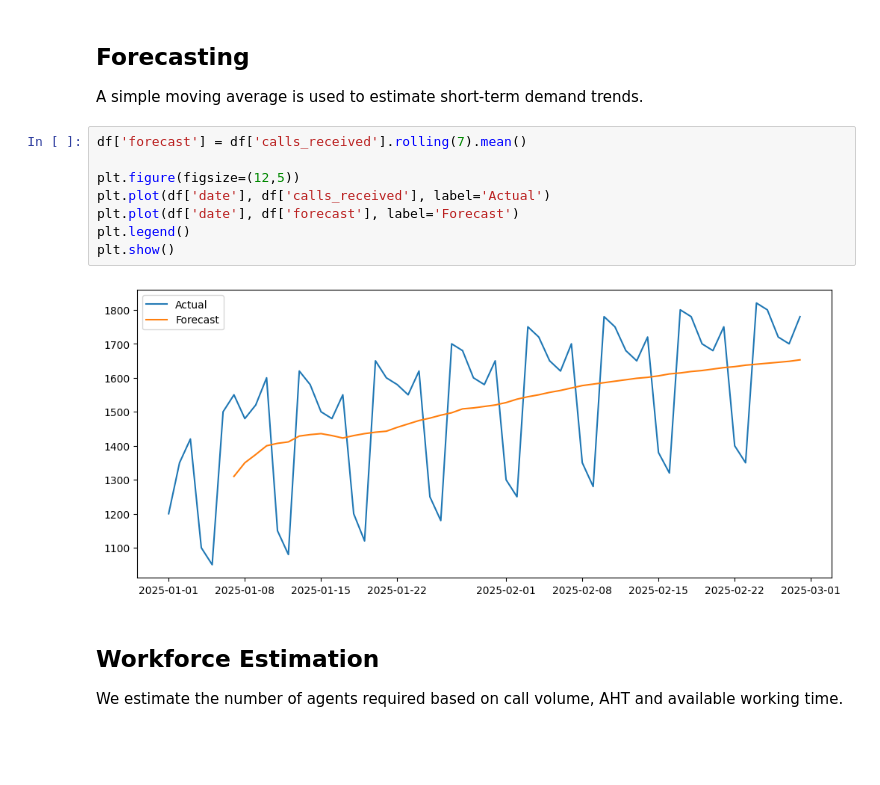
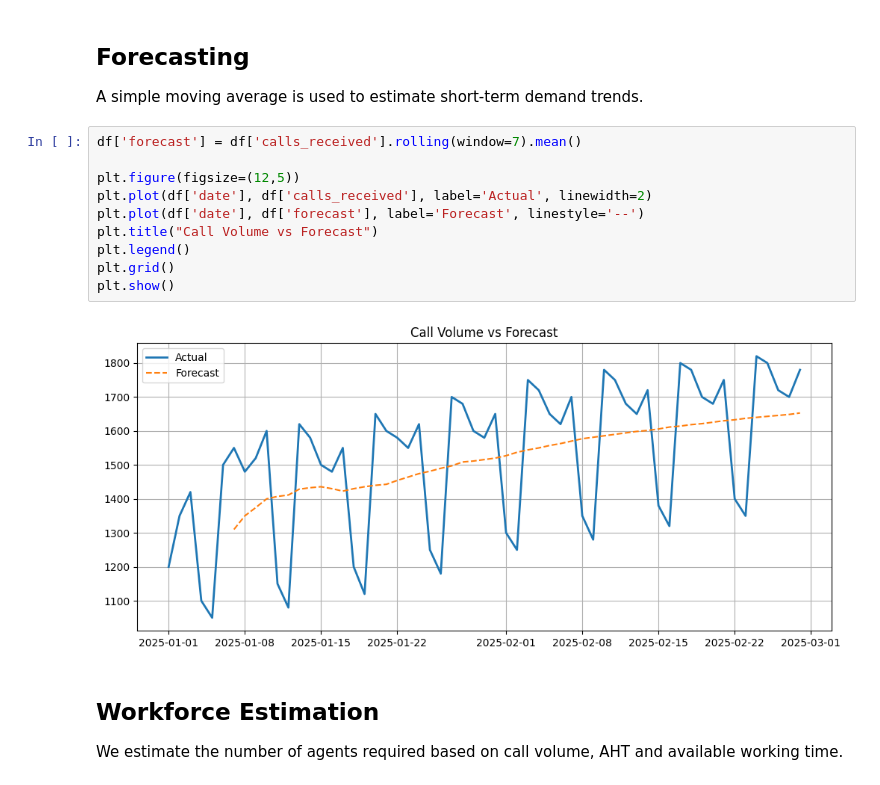
Before and after one commit to momopom-12/call-center-demand-forecast, a Jupyter notebook: analysis.ipynb, the cells around one changed output. Cells and saved outputs as stored; diff of their text form; blank space fills up the shorter version.

```diff
--- a/analysis.ipynb
+++ b/analysis.ipynb
@@ -37,15 +37,17 @@ plt.show()
 
 A simple moving average is used to estimate short-term demand trends.
 # %%
-df['forecast'] = df['calls_received'].rolling(7).mean()
+df['forecast'] = df['calls_received'].rolling(window=7).mean()
 
 plt.figure(figsize=(12,5))
-plt.plot(df['date'], df['calls_received'], label='Actual')
-plt.plot(df['date'], df['forecast'], label='Forecast')
+plt.plot(df['date'], df['calls_received'], label='Actual', linewidth=2)
+plt.plot(df['date'], df['forecast'], label='Forecast', linestyle='--')
+plt.title("Call Volume vs Forecast")
 plt.legend()
+plt.grid()
 plt.show()
 # %% [output]
-[figure, old version]
+[figure, new version]
 # %% [markdown]
 ## Workforce Estimation
 
```
Also changed, not shown: parts of 1 cell of this notebook.
